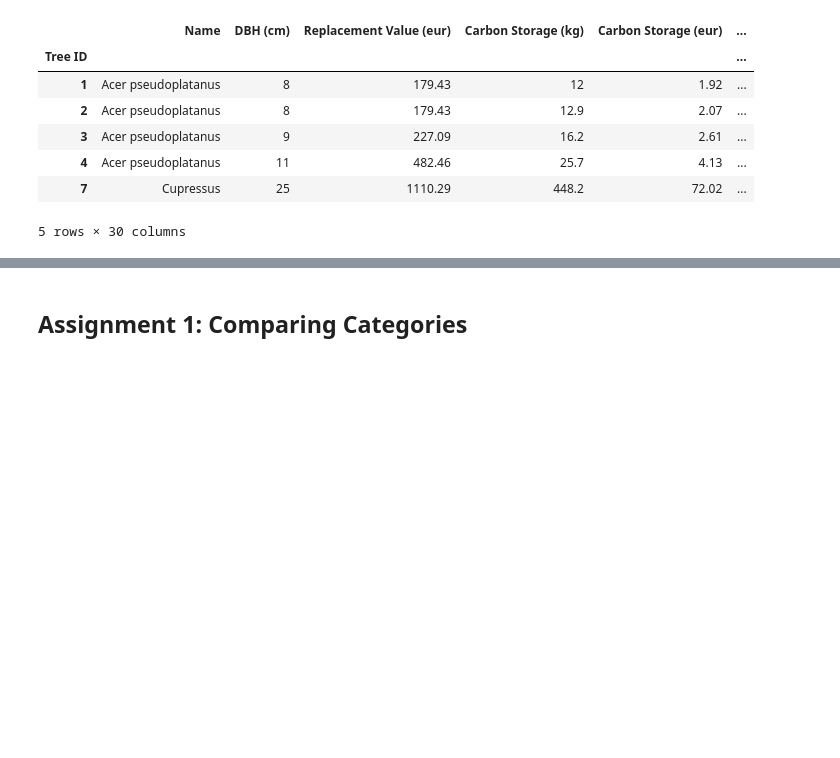
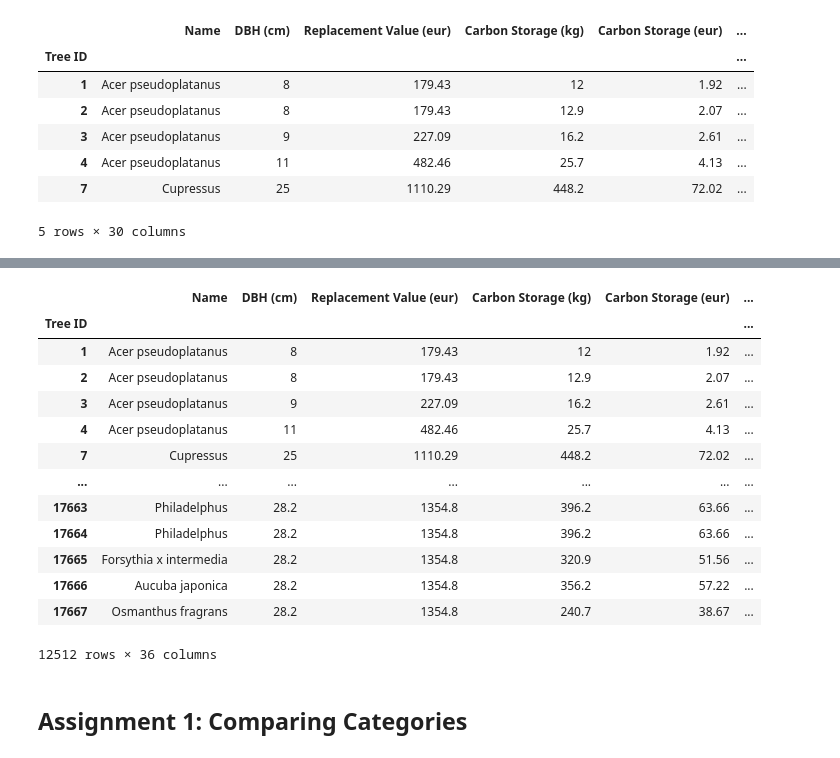
Before and after one commit to DataViz-Group3/DataViz-Group3, a Jupyter notebook: src/preprocessing.ipynb, the cells around one changed output, grey strips where cells are left out. Drawn from its saved outputs; the diff is of its cells as text; code cells hidden in the pictures; blank space fills up the shorter version.

```diff
--- a/src/preprocessing.ipynb
+++ b/src/preprocessing.ipynb
@@ -62,0 +65,4 @@ df_tree_circo.to_csv('../data_clean/trees_located.csv')
+# %%
+df_poli = gpd.read_file('../data/poli_sociali.json')
+
+df_poli.head()
@@ -63,3 +76,20 @@ df_tree_circo.to_csv('../data_clean/trees_located.csv')
+# %%
+gpd.tools.sjoin(df_trees, df_poli, predicate="within", how='left')
+# %% [output]
+|  | Name | DBH (cm) | Replacement Value (eur) | Carbon Storage (kg) | Carbon Storage (eur) | ... |
+| Tree ID |  |  |  |  |  | ... |
+| 1 | Acer pseudoplatanus | 8 | 179.43 | 12 | 1.92 | ... |
+| 2 | Acer pseudoplatanus | 8 | 179.43 | 12.9 | 2.07 | ... |
+| 3 | Acer pseudoplatanus | 9 | 227.09 | 16.2 | 2.61 | ... |
+| 4 | Acer pseudoplatanus | 11 | 482.46 | 25.7 | 4.13 | ... |
+| 7 | Cupressus | 25 | 1110.29 | 448.2 | 72.02 | ... |
+| ... | ... | ... | ... | ... | ... | ... |
+| 17663 | Philadelphus | 28.2 | 1354.8 | 396.2 | 63.66 | ... |
+| 17664 | Philadelphus | 28.2 | 1354.8 | 396.2 | 63.66 | ... |
+| 17665 | Forsythia x intermedia | 28.2 | 1354.8 | 320.9 | 51.56 | ... |
+| 17666 | Aucuba japonica | 28.2 | 1354.8 | 356.2 | 57.22 | ... |
+| 17667 | Osmanthus fragrans | 28.2 | 1354.8 | 240.7 | 38.67 | ... |
+12512 rows × 36 columns
 # %% [markdown]
 ## Assignment 1: Comparing Categories
 # %% [markdown]
```
Also changed, not shown: parts of 2 cells of this notebook, 2 other files.
